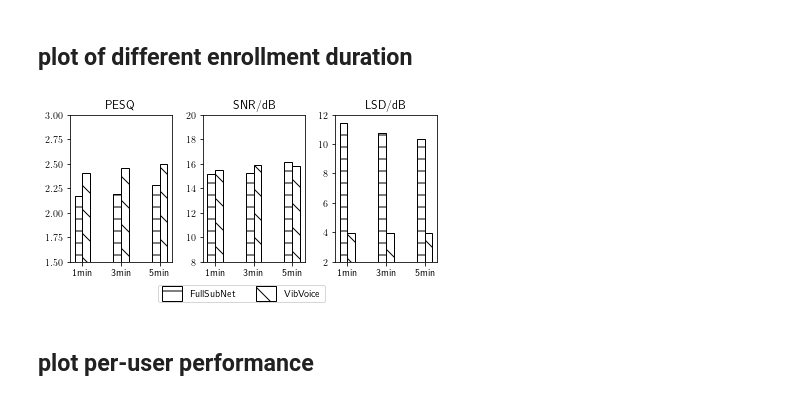
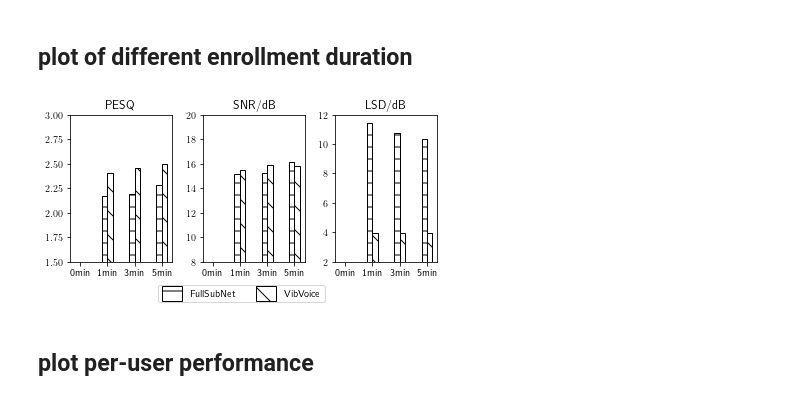
Before and after one commit to lixinghe1999/audioproject, a Jupyter notebook: DL/plot.ipynb, the cells around one changed output. Drawn from its saved outputs; the diff is of its cells as text; code cells hidden in the pictures.

```diff
--- a/DL/plot.ipynb
+++ b/DL/plot.ipynb
@@ -10,10 +10,11 @@ import os
 # %% [markdown]
 ## plot of different noise type
 # %%
-# fuvoice = [[ 2.50012849, 17.01452763, 4.22376292], [ 2.44111993, 15.32493011, 4.01304626], [1.87401062, 13.80078433,  5.65309489]]
+fullsubnet = [[2.40032085,16.77651215,11.63528421], [2.20368101, 15.20247154, 11.40220434], [1.93132571,14.67640187, 10.25398745]]
+vibvoice = [[ 2.50012849, 17.01452763, 4.22376292], [ 2.44111993, 15.32493011, 4.01304626], [1.87401062, 13.80078433,  5.65309489]]
 
-vibvoice = [[ 2.6305507,  17.00351971,  4.19206356], [ 2.3876055,  15.00496573, 4.8847481], [ 2.08928563, 14.48966446,  5.04840044]]
-fullsubnet = [[ 2.28566375, 16.3489872,  11.84396928], [ 2.07236773, 14.54880763, 11.44658225], [ 1.97413433, 14.88688407, 11.37540916]]
+# vibvoice = [[ 2.6305507,  17.00351971,  4.19206356], [ 2.3876055,  15.00496573, 4.8847481], [ 2.08928563, 14.48966446,  5.04840044]]
+# fullsubnet = [[ 2.28566375, 16.3489872,  11.84396928], [ 2.07236773, 14.54880763, 11.44658225], [ 1.97413433, 14.88688407, 11.37540916]]
 names = ['environment', 'speech', 'music']
 colors = ['w', 'w', 'w']
 fig, axs = plt.subplots(1, 3, figsize=(6, 3))
@@ -76,33 +77,33 @@ plt.show()
 # %% [markdown]
 ## plot of different enrollment duration
 # %%
-fullsubnet = [[ 2.16696222,15.14282735, 11.42487056], [ 2.19253493, 15.2717887,   10.75469576], [2.2788935, 16.10067001,  10.34507953]]
-vibvoice = [[2.40846276, 15.50638137, 3.964647], [2.45129601, 15.88706841, 3.92510713], [ 2.49877256, 15.84743989, 3.95881391]]
-names = ['1min', '3min', '5min']
-colors = ['w', 'w', 'w']
+fullsubnet = [[0, 0, 0], [ 2.16696222,15.14282735, 11.42487056], [ 2.19253493, 15.2717887,   10.75469576], [2.2788935, 16.10067001,  10.34507953]]
+vibvoice = [[0, 0, 0], [2.40846276, 15.50638137, 3.964647], [2.45129601, 15.88706841, 3.92510713], [ 2.49877256, 15.84743989, 3.95881391]]
+names = ['0min', '1min', '3min', '5min']
+colors = ['w', 'w', 'w', 'w']
 fig, axs = plt.subplots(1, 3, figsize=(6, 3))
 plt.subplots_adjust(left=0.1, bottom=0.2, right=0.95, wspace=0.3)
 for i in range(len(names)):
     for j in range(3):
         axs[j].bar(i, fullsubnet[i][j], color=colors[i], edgecolor='black', width=0.2, hatch='-')
         axs[j].bar(i+0.2, vibvoice[i][j], color=colors[i], edgecolor='black', width=0.2, hatch='\\')
 titles = ['PESQ', 'SNR/dB', 'LSD/dB']
 y_lims = [[1.5, 3], [8, 20], [2, 12]]
 for i, ax in enumerate(axs):
     ax.set_title(titles[i])
-    ax.set_xticks([0.1, 1.1, 2.1], ['1min', '3min', '5min'])
+    ax.set_xticks([0.1, 1.1, 2.1, 3.1], names)
     ax.set_ylim(y_lims[i])
 
 fullsubnet_patch = mpatches.Patch(edgecolor='black', facecolor='white', hatch='-', label='FullSubNet')
 vibvoice_patch = mpatches.Patch(edgecolor='black', facecolor='white', hatch='\\', label='VibVoice')
 leg = fig.legend(handles=[fullsubnet_patch, vibvoice_patch], ncol=2, loc='lower center')
 for patch in leg.get_patches():
     patch.set_height(15)
     patch.set_y(-5)
 plt.savefig('noise_enrollment.pdf', dpi=300)
 plt.show()
 # %% [output]
-[figure, old version]
+[figure, new version]
 # %% [markdown]
 ## plot per-user performance
 # %%
```
Also changed, not shown: parts of 1 cell of this notebook, 2 other files.
